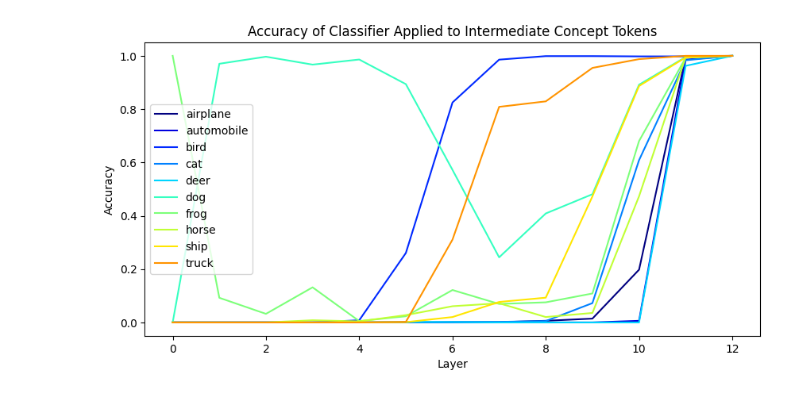
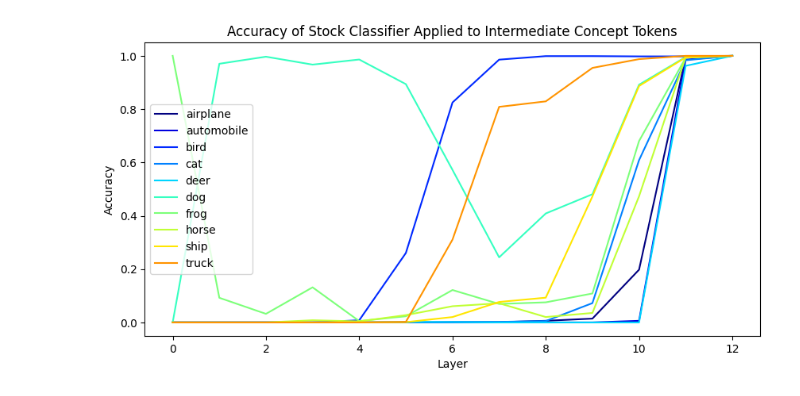
Before and after one commit to ThomasWalker1/Expositions, a Jupyter notebook: concept_boundary_vectors/ViT/concept_formation.ipynb, the cells around one changed output. Cells and saved outputs as stored; diff of their text form; code cells hidden in the pictures.

Commit message:
concept formation

```diff
--- a/concept_boundary_vectors/ViT/concept_formation.ipynb
+++ b/concept_boundary_vectors/ViT/concept_formation.ipynb
@@ -28,7 +29,7 @@ with torch.no_grad():
     mlp.layer.weight=torch.nn.Parameter(model.classifier.weight)
     mlp.layer.bias=torch.nn.Parameter(model.classifier.bias)
 # %%
-def intermediate_layer_accuracy(concept,layer):
+def intermediate_layer_accuracy(concept,layer,classifier):
     for k in range(1,11):
         if k==1:
             concept_activations=torch.load(f'{external_path}\\concept_token_activations\\{concept}\\layer{layer}_{k}.pt')
@@ -38,7 +39,7 @@ def intermediate_layer_accuracy(concept,layer):
     acc=0
     count=0
     for k in range(concept_activations.shape[0]):
-        prediction=concepts[mlp(concept_activations[k,:]).argmax().item()]
+        prediction=concepts[classifier(concept_activations[k,:]).argmax().item()]
         if prediction==concept:
             acc+=1
         count+=1
@@ -54,28 +55,29 @@ else:
 pbar=tqdm(range(13))
 for layer in pbar:
     for concept in concepts:
-        accuracy=intermediate_layer_accuracy(concept,layer)
+        accuracy=intermediate_layer_accuracy(concept,layer,mlp)
         intermediate_layer_accuracies[concept][layer]=accuracy
         pbar.set_description(f'Layer {layer}: {concept} accuracy={accuracy:.4f}')
 
-intermediate_layer_accuracies_file=open(f'{external_path}\\intermediate_layer_accuracies','wb')
+intermediate_layer_accuracies_file=open(f'{external_path}\\concept_formation\\stock_classifier\\intermediate_layer_accuracies','wb')
 pickle.dump(intermediate_layer_accuracies,intermediate_layer_accuracies_file)
 intermediate_layer_accuracies_file.close()
 # %%
-intermediate_layer_accuracies_file=open(f'{external_path}\\intermediate_layer_accuracies','rb')
+intermediate_layer_accuracies_file=open(f'{external_path}\\concept_formation\\stock_classifier\\intermediate_layer_accuracies','rb')
 intermediate_layer_accuracies=pickle.load(intermediate_layer_accuracies_file)
 intermediate_layer_accuracies_file.close()
 
 fig,axs=plt.subplots(nrows=1,ncols=1)
 fig.set_figwidth(10)
 
 colors=plt.cm.jet(np.linspace(0,0.75,len(intermediate_layer_accuracies.keys())))
 for n,concept in enumerate(intermediate_layer_accuracies.keys()):
     axs.plot(intermediate_layer_accuracies[concept].keys(),intermediate_layer_accuracies[concept].values(),color=colors[n],label=concept)
-axs.set_title('Accuracy of Classifier Applied to Intermediate Concept Tokens')
+axs.set_title('Accuracy of Stock Classifier Applied to Intermediate Concept Tokens')
 axs.set_ylabel('Accuracy')
 axs.set_xlabel('Layer')
 axs.legend()
+plt.savefig(f'{external_path}\\concept_formation\\stock_classifier\\accuracy_across_layers_plot.png')
 plt.show()
 # %% [output]
-[figure, old version]
+[figure, new version]
```
Also changed, not shown: parts of 4 cells of this notebook.
